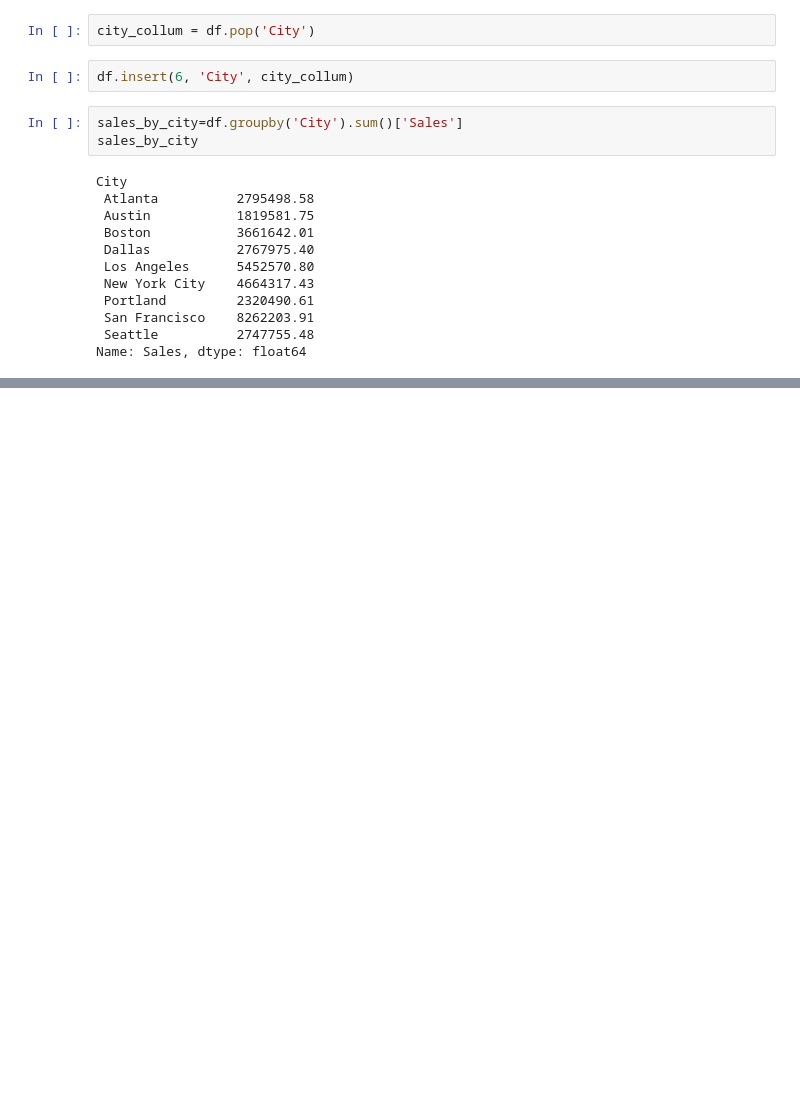
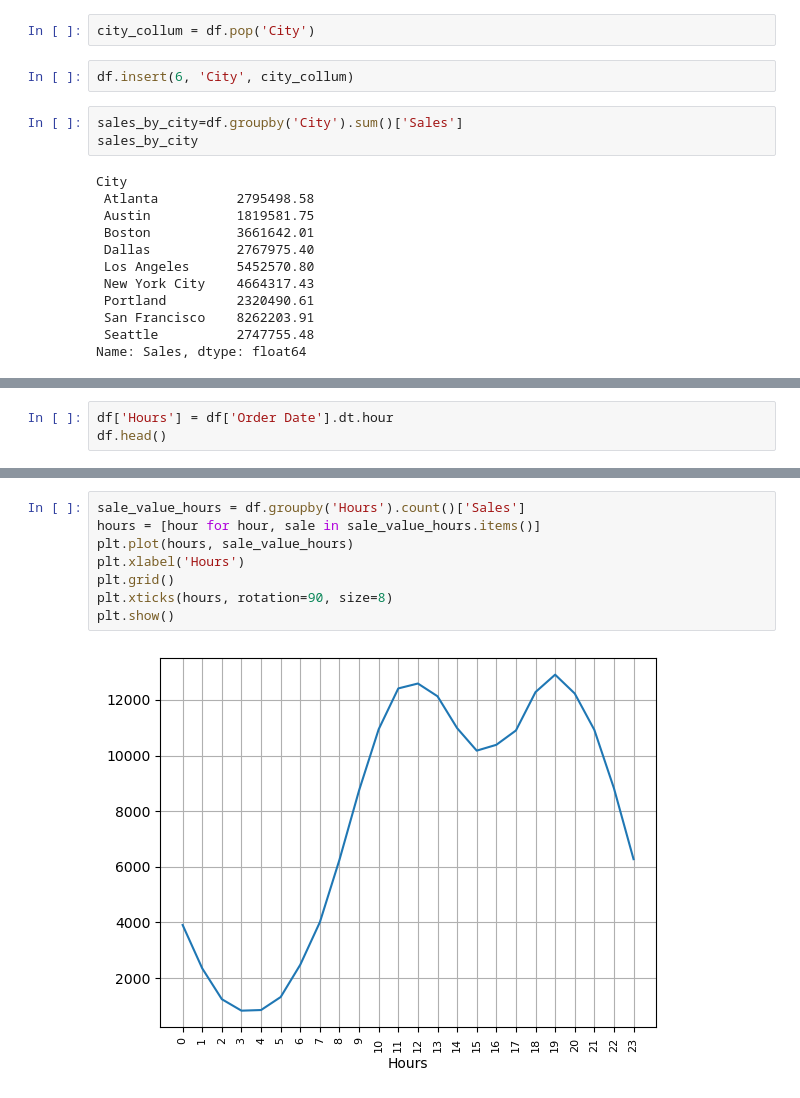
Before and after one commit to VuKieuAnh/Demo-Python-Report, a Jupyter notebook: Report.ipynb, the cells around one changed output, grey strips where cells are left out. Saved outputs shown, nothing was run; the diff lists cells and outputs as text; blank space fills up the shorter version.

```diff
--- a/Report.ipynb
+++ b/Report.ipynb
@@ -127,0 +135,3 @@ KeyError: 'Sales'
+# %%
+df['Hours'] = df['Order Date'].dt.hour
+df.head()
@@ -127,0 +145,10 @@ KeyError: 'Sales'
+# %%
+sale_value_hours = df.groupby('Hours').count()['Sales']
+hours = [hour for hour, sale in sale_value_hours.items()]
+plt.plot(hours, sale_value_hours)
+plt.xlabel('Hours')
+plt.grid()
+plt.xticks(hours, rotation=90, size=8)
+plt.show()
+# %% [output]
+[figure, added]
```
Also changed, not shown: parts of 8 cells of this notebook.
